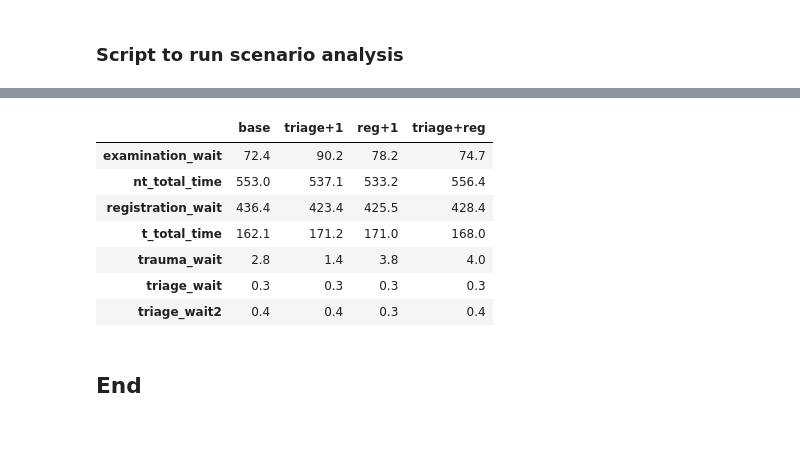
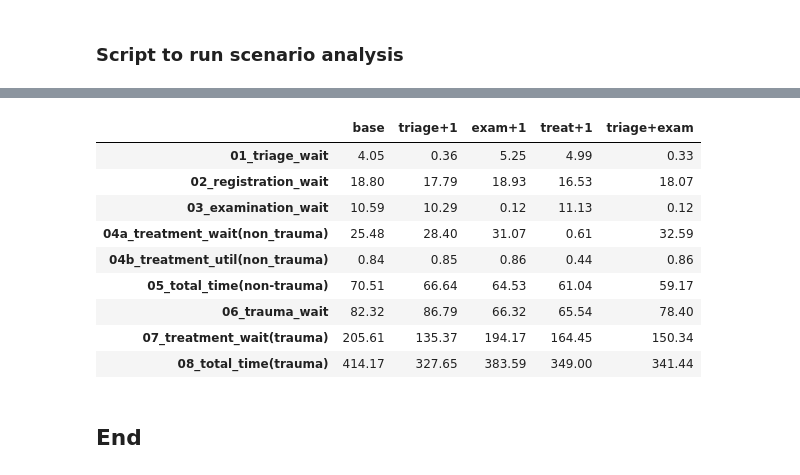
Before and after one commit to TomMonks/open-science-for-sim, a Jupyter notebook: src/notebooks/01_foss_sim/01_simpy.ipynb, the cells around one changed output, grey strips where cells are left out. Saved outputs shown, nothing was run; the diff lists cells and outputs as text; code cells hidden in the pictures; blank space fills up the shorter version.

```diff
--- a/src/notebooks/01_foss_sim/01_simpy.ipynb
+++ b/src/notebooks/01_foss_sim/01_simpy.ipynb
@@ -79,3 +85,14 @@ DEFAULT_N_CUBICLES_2 = 20
+# %%
+DEFAULT_N_TRIAGE = 1
+DEFAULT_N_REG = 1
+DEFAULT_N_EXAM = 3
+DEFAULT_N_TRAUMA = 2
+
+# Non-trauma cubicles
+DEFAULT_N_CUBICLES_1 = 1
+
+# trauma pathway cubicles
+DEFAULT_N_CUBICLES_2 = 1
 # %% [markdown]
 ### Simulation model run settings
 # %%
@@ -288,10 +305,12 @@ class Scenario:
             Set to control the initial seeds of each stream of pseudo
             random numbers used in the model.
         '''
-        #sampling
+        # sampling
         self.random_number_set = random_number_set
+        self.init_sampling()
+
+        # count of each type of resource
         self.init_resourse_counts()
-        self.init_sampling()
 
     def set_random_no_set(self, random_number_set):
         '''
@@ -303,7 +322,6 @@ class Scenario:
             used by the distributions in the simulation.
         '''
         self.random_number_set = random_number_set
-        self.init_resourse_counts()
         self.init_sampling()
 
     def init_resourse_counts(self):
@@ -979,7 +1012,7 @@ args = Scenario()
 #run multiple replications.
 #by default it runs 5 replications.
 print('Running multiple replications', end=' => ')
-results  = multiple_replications(args, n_reps=10)
+results  = multiple_replications(args, n_reps=29)
 print('done.\n')
 results.head()
 # %% [output]
@@ -1036,15 +1070,19 @@ def get_scenarios():
 
     # extra triage capacity
     scenarios['triage+1'] = Scenario()
-    scenarios['triage+1'].n_triage += 10
+    scenarios['triage+1'].n_triage += 1
 
-    # extra registration capacity
-    scenarios['reg+1'] = Scenario()
-    scenarios['reg+1'].n_reg += 10
+    # extra examination capacity
+    scenarios['exam+1'] = Scenario()
+    scenarios['exam+1'].n_exam += 1
 
-    scenarios['triage+reg'] = Scenario()
-    scenarios['triage+reg'].n_triage += 1
-    scenarios['triage+reg'].n_reg += 1
+    # extra non-trauma treatment capacity
+    scenarios['treat+1'] = Scenario()
+    scenarios['treat+1'].n_cubicles_1 += 1
+
+    scenarios['triage+exam'] = Scenario()
+    scenarios['triage+exam'].n_triage += 1
+    scenarios['triage+exam'].n_exam += 1
 
     return scenarios
 # %%
@@ -1132,18 +1172,20 @@ def scenario_summary_frame(scenario_results):
     summary.columns = columns
     return summary
 # %%
-#as well as rounding you may want to rename the cols/rows to
-#more readable alternatives.
+# as well as rounding you may want to rename the cols/rows to
+# more readable alternatives.
 summary_frame = scenario_summary_frame(scenario_results)
-summary_frame.round(1)
+summary_frame.round(2)
 # %% [output]
-|  | base | triage+1 | reg+1 | triage+reg |
-| examination_wait | 72.4 | 90.2 | 78.2 | 74.7 |
-| nt_total_time | 553.0 | 537.1 | 533.2 | 556.4 |
-| registration_wait | 436.4 | 423.4 | 425.5 | 428.4 |
-| t_total_time | 162.1 | 171.2 | 171.0 | 168.0 |
-| trauma_wait | 2.8 | 1.4 | 3.8 | 4.0 |
-| triage_wait | 0.3 | 0.3 | 0.3 | 0.3 |
-| triage_wait2 | 0.4 | 0.4 | 0.3 | 0.4 |
+|  | base | triage+1 | exam+1 | treat+1 | triage+exam |
+| 01_triage_wait | 4.05 | 0.36 | 5.25 | 4.99 | 0.33 |
+| 02_registration_wait | 18.80 | 17.79 | 18.93 | 16.53 | 18.07 |
+| 03_examination_wait | 10.59 | 10.29 | 0.12 | 11.13 | 0.12 |
+| 04a_treatment_wait(non_trauma) | 25.48 | 28.40 | 31.07 | 0.61 | 32.59 |
+| 04b_treatment_util(non_trauma) | 0.84 | 0.85 | 0.86 | 0.44 | 0.86 |
+| 05_total_time(non-trauma) | 70.51 | 66.64 | 64.53 | 61.04 | 59.17 |
+| 06_trauma_wait | 82.32 | 86.79 | 66.32 | 65.54 | 78.40 |
+| 07_treatment_wait(trauma) | 205.61 | 135.37 | 194.17 | 164.45 | 150.34 |
+| 08_total_time(trauma) | 414.17 | 327.65 | 383.59 | 349.00 | 341.44 |
 # %% [markdown]
 ## End
```
Also changed, not shown: parts of 14 cells of this notebook.
